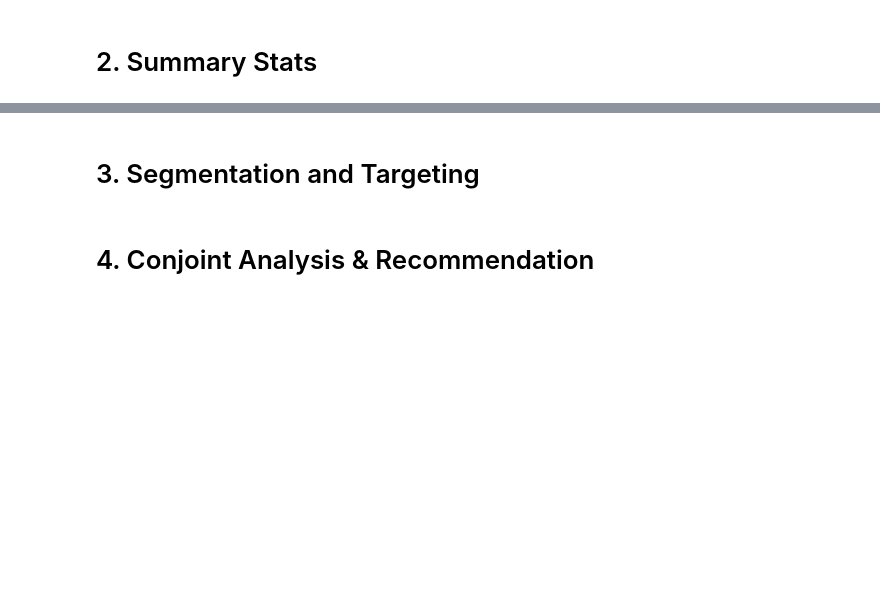
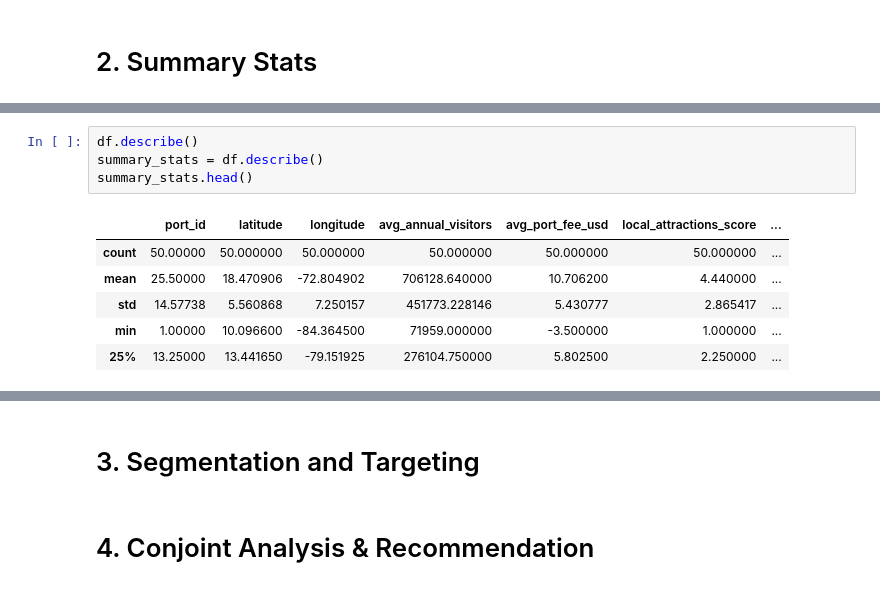
Before and after one commit to CYXNBNBNB/AD654-Sp25A3-Project, a Jupyter notebook: Project.ipynb, the cells around one changed output, grey strips where cells are left out. Saved outputs shown, nothing was run; the diff lists cells and outputs as text; blank space fills up the shorter version.

```diff
--- a/Project.ipynb
+++ b/Project.ipynb
@@ -13,0 +46,11 @@ pip install pandas seaborn numpy jupyter
+# %%
+df.describe()
+summary_stats = df.describe()
+summary_stats.head()
+# %% [output]
+|  | port_id | latitude | longitude | avg_annual_visitors | avg_port_fee_usd | local_attractions_score | ... |
+| count | 50.00000 | 50.000000 | 50.000000 | 50.000000 | 50.000000 | 50.000000 | ... |
+| mean | 25.50000 | 18.470906 | -72.804902 | 706128.640000 | 10.706200 | 4.440000 | ... |
+| std | 14.57738 | 5.560868 | 7.250157 | 451773.228146 | 5.430777 | 2.865417 | ... |
+| min | 1.00000 | 10.096600 | -84.364500 | 71959.000000 | -3.500000 | 1.000000 | ... |
+| 25% | 13.25000 | 13.441650 | -79.151925 | 276104.750000 | 5.802500 | 2.250000 | ... |
```
Also changed, not shown: parts of 34 cells of this notebook, 2 other files.
